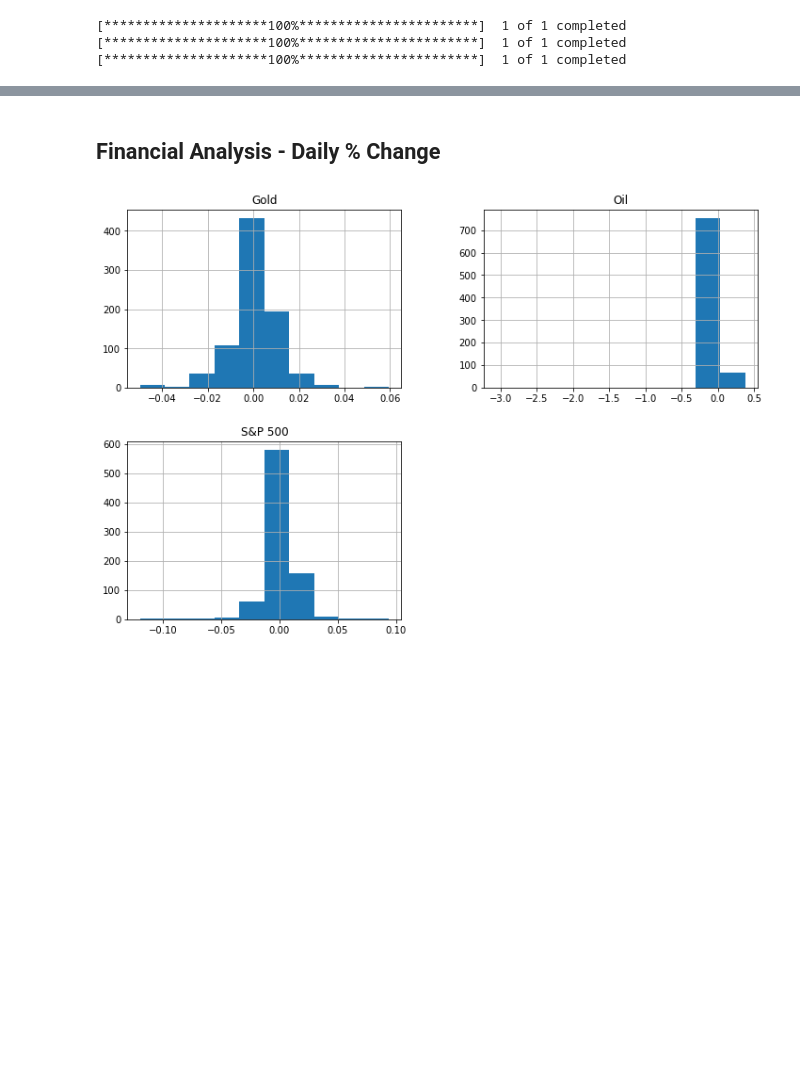
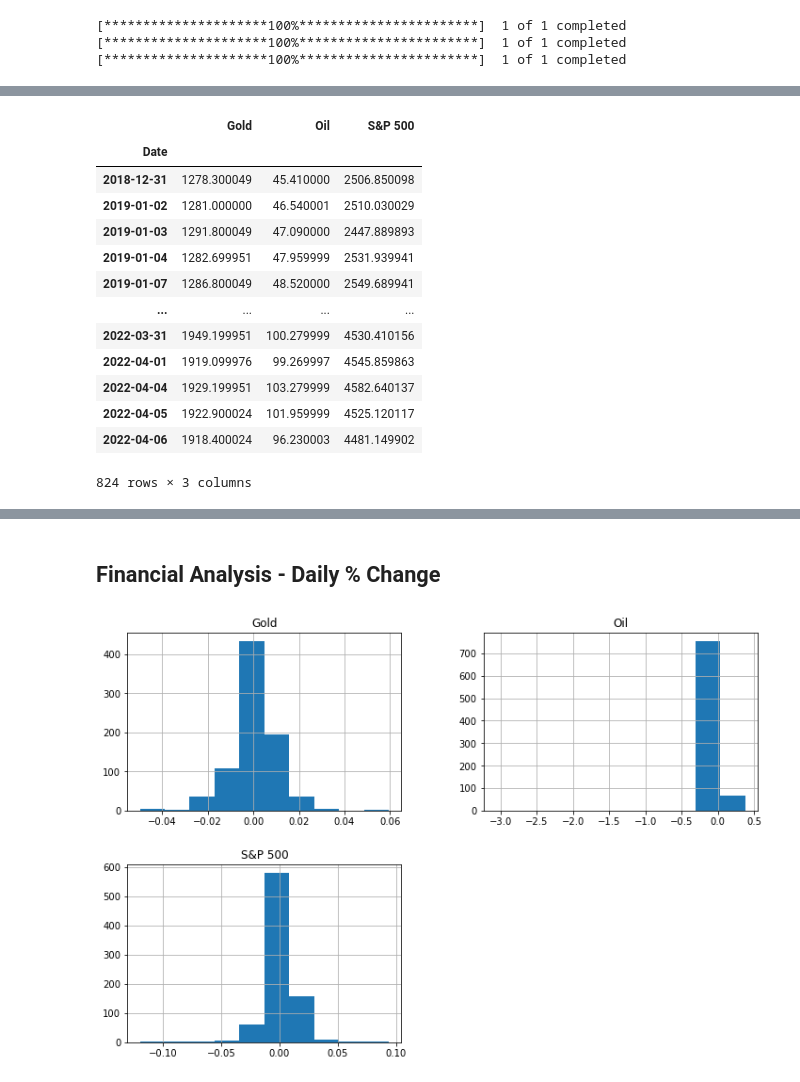
Before and after one commit to livelyvinay4u/Project1_group1, a Jupyter notebook: Project 1 Code.ipynb, the cells around one changed output, grey strips where cells are left out. Cells and saved outputs as stored; diff of their text form; code cells hidden in the pictures; blank space fills up the shorter version.

```diff
--- a/Project 1 Code.ipynb
+++ b/Project 1 Code.ipynb
@@ -97,3 +98,20 @@ event_long = pd.concat(
 event_short = pd.concat(
     [gold_data_short, oil_data_short, snp_data_short], axis="columns", join="inner"
 )
+# %%
+event_covid
+# %% [output]
+|  | Gold | Oil | S&P 500 |
+| Date |  |  |  |
+| 2018-12-31 | 1278.300049 | 45.410000 | 2506.850098 |
+| 2019-01-02 | 1281.000000 | 46.540001 | 2510.030029 |
+| 2019-01-03 | 1291.800049 | 47.090000 | 2447.889893 |
+| 2019-01-04 | 1282.699951 | 47.959999 | 2531.939941 |
+| 2019-01-07 | 1286.800049 | 48.520000 | 2549.689941 |
+| ... | ... | ... | ... |
+| 2022-03-31 | 1949.199951 | 100.279999 | 4530.410156 |
+| 2022-04-01 | 1919.099976 | 99.269997 | 4545.859863 |
+| 2022-04-04 | 1929.199951 | 103.279999 | 4582.640137 |
+| 2022-04-05 | 1922.900024 | 101.959999 | 4525.120117 |
+| 2022-04-06 | 1918.400024 | 96.230003 | 4481.149902 |
+824 rows × 3 columns
```
Also changed, not shown: parts of 13 cells of this notebook.
